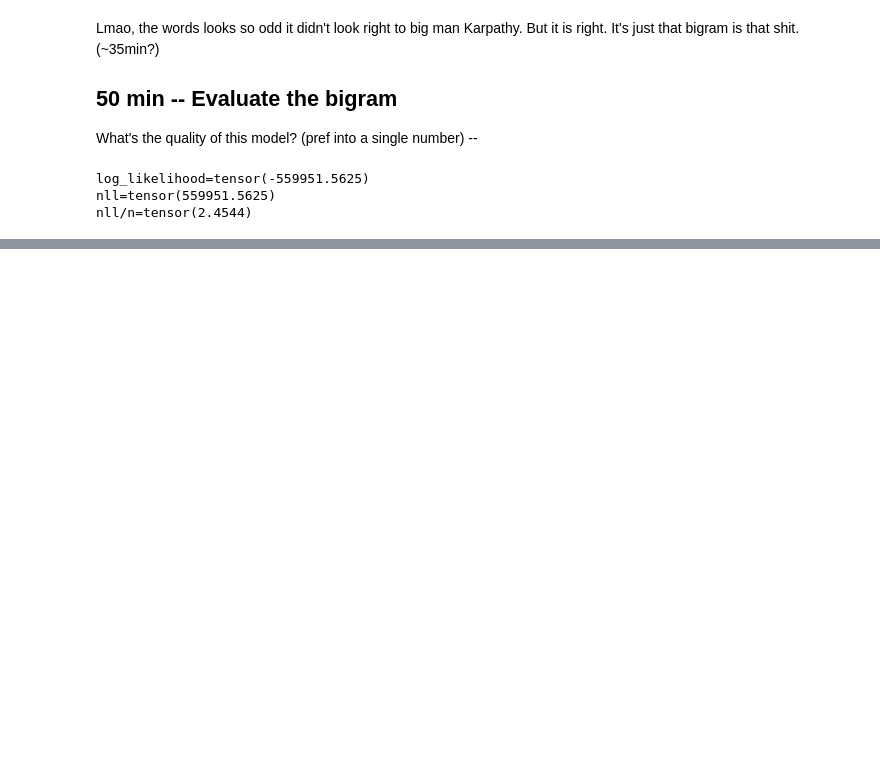
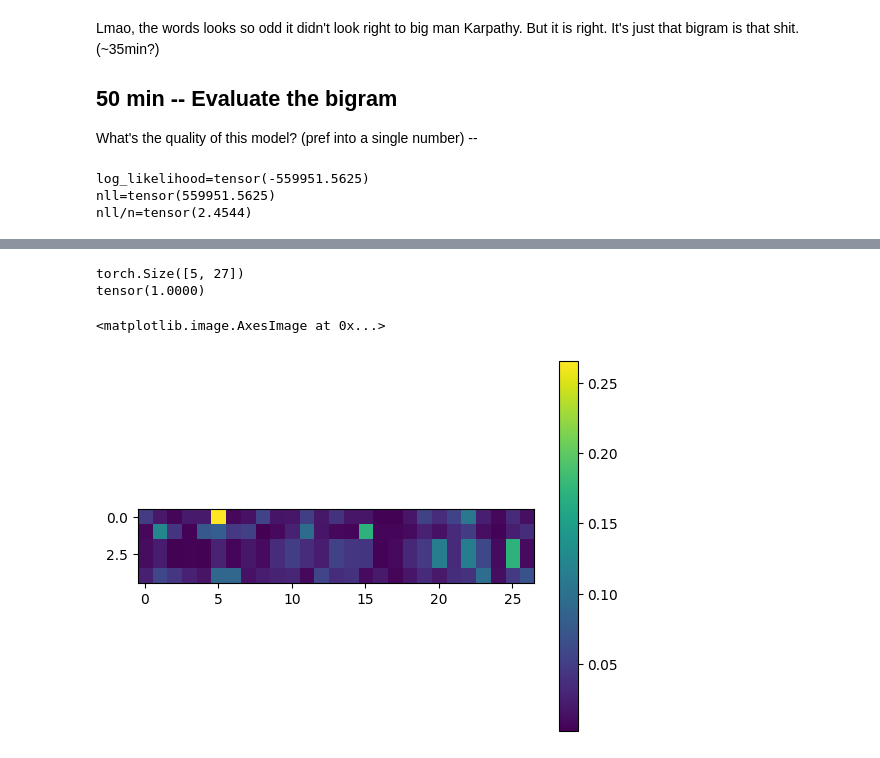
Before and after one commit to Antimatter543/karpathy-NN-lectures, a Jupyter notebook: 2 - makemore/makemore.ipynb, the cells around one changed output, grey strips where cells are left out. Saved outputs shown, nothing was run; the diff lists cells and outputs as text; code cells hidden in the pictures; blank space fills up the shorter version.

```diff
--- a/2 - makemore/makemore.ipynb
+++ b/2 - makemore/makemore.ipynb
@@ -301,0 +429,13 @@ nll/n=tensor(2.4544)
+# %%
+print(probs.shape) # C
+print(probs[0].sum()) # SANITY CHECK -- SHOULD SUM TO 1. Sum of first row should equal 1. (Every row's sum should equal one since we normalised)
+# %% [output]
+torch.Size([5, 27])
+tensor(1.0000)
+# %%
+prob_plot = plt.imshow(probs) # Shows same as counts since probs is just a normalised version of it. (Sanity check #2? :o)
+bar = plt.colorbar(prob_plot)
+logits_plot # We can see that whether the 5th letter is (e :o) is very high rn!!
+# %% [output]
+<matplotlib.image.AxesImage at 0x...>
+[figure, added]
```
Also changed, not shown: parts of 20 cells of this notebook, 1 other file.
